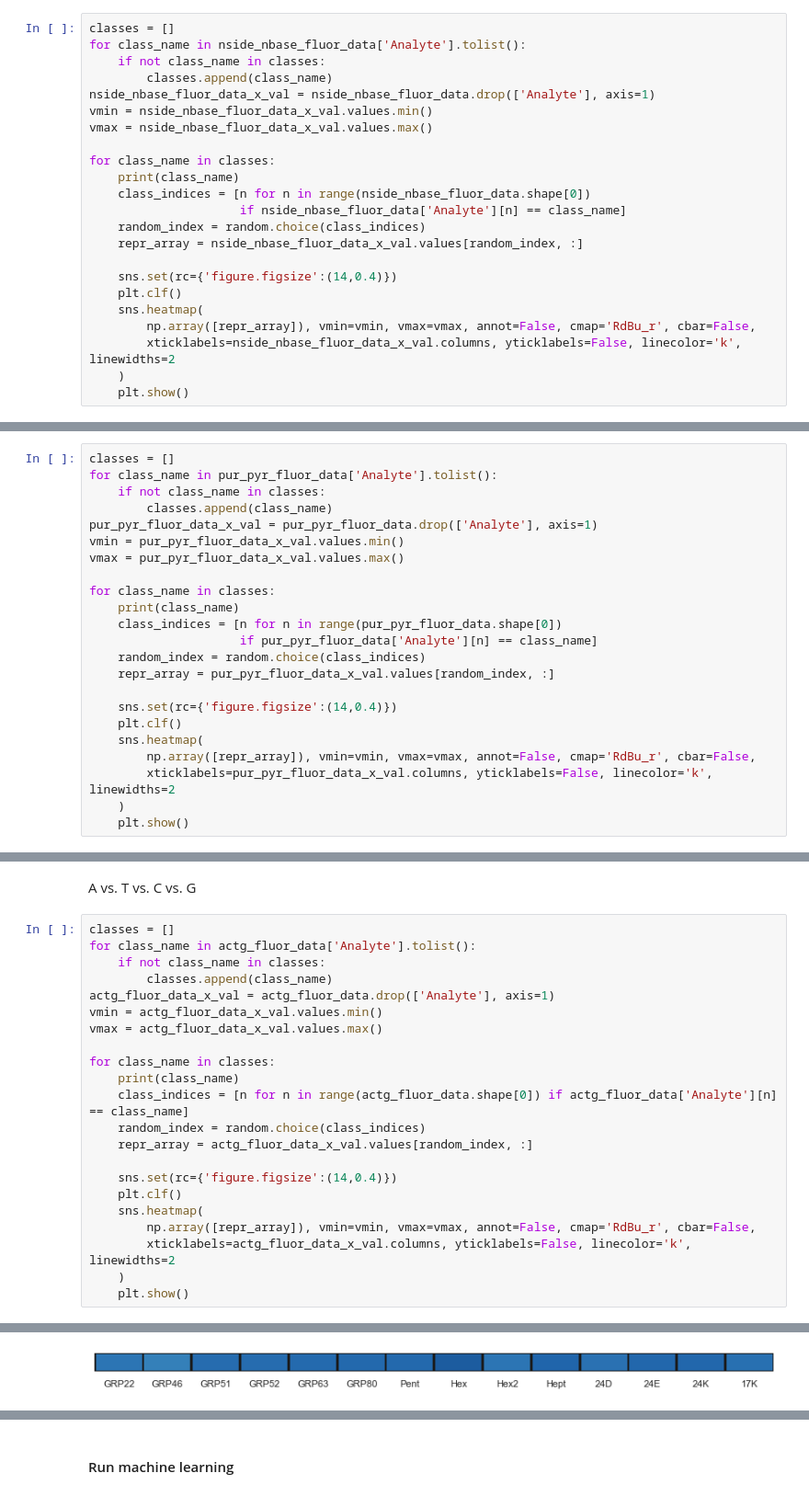
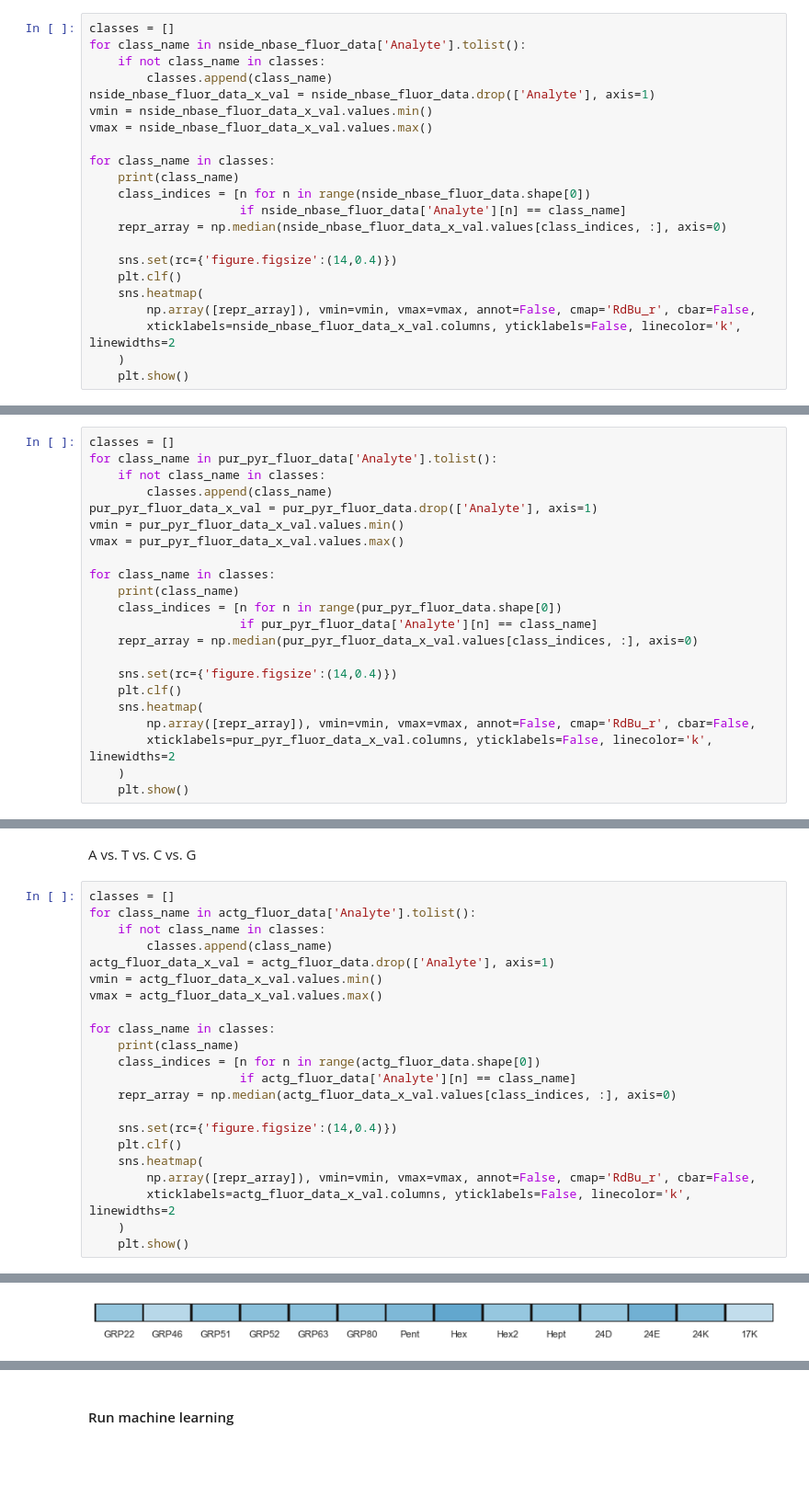
Before and after one commit to woolfson-group/array_sensing, a Jupyter notebook: NNs_analysis.ipynb, the cells around one changed output, grey strips where cells are left out. Shown at 92% size. Saved outputs shown, nothing was run; the diff lists cells and outputs as text; blank space fills up the shorter version.

```diff
--- a/NNs_analysis.ipynb
+++ b/NNs_analysis.ipynb
@@ -195,8 +201,7 @@ for class_name in classes:
     print(class_name)
     class_indices = [n for n in range(nside_nbase_fluor_data.shape[0])
                      if nside_nbase_fluor_data['Analyte'][n] == class_name]
-    random_index = random.choice(class_indices)
-    repr_array = nside_nbase_fluor_data_x_val.values[random_index, :]
+    repr_array = np.median(nside_nbase_fluor_data_x_val.values[class_indices, :], axis=0)
 
     sns.set(rc={'figure.figsize':(14,0.4)})
     plt.clf()
@@ -225,8 +230,7 @@ for class_name in classes:
     print(class_name)
     class_indices = [n for n in range(pur_pyr_fluor_data.shape[0])
                      if pur_pyr_fluor_data['Analyte'][n] == class_name]
-    random_index = random.choice(class_indices)
-    repr_array = pur_pyr_fluor_data_x_val.values[random_index, :]
+    repr_array = np.median(pur_pyr_fluor_data_x_val.values[class_indices, :], axis=0)
 
     sns.set(rc={'figure.figsize':(14,0.4)})
     plt.clf()
@@ -253,9 +257,9 @@ vmax = actg_fluor_data_x_val.values.max()
 
 for class_name in classes:
     print(class_name)
-    class_indices = [n for n in range(actg_fluor_data.shape[0]) if actg_fluor_data['Analyte'][n] == class_name]
-    random_index = random.choice(class_indices)
-    repr_array = actg_fluor_data_x_val.values[random_index, :]
+    class_indices = [n for n in range(actg_fluor_data.shape[0])
+                     if actg_fluor_data['Analyte'][n] == class_name]
+    repr_array = np.median(actg_fluor_data_x_val.values[class_indices, :], axis=0)
 
     sns.set(rc={'figure.figsize':(14,0.4)})
     plt.clf()
@@ -273 +277 @@ g
-[figure, old version]
+[figure, new version]
```
Also changed, not shown: parts of 72 cells of this notebook, 32 other files.
